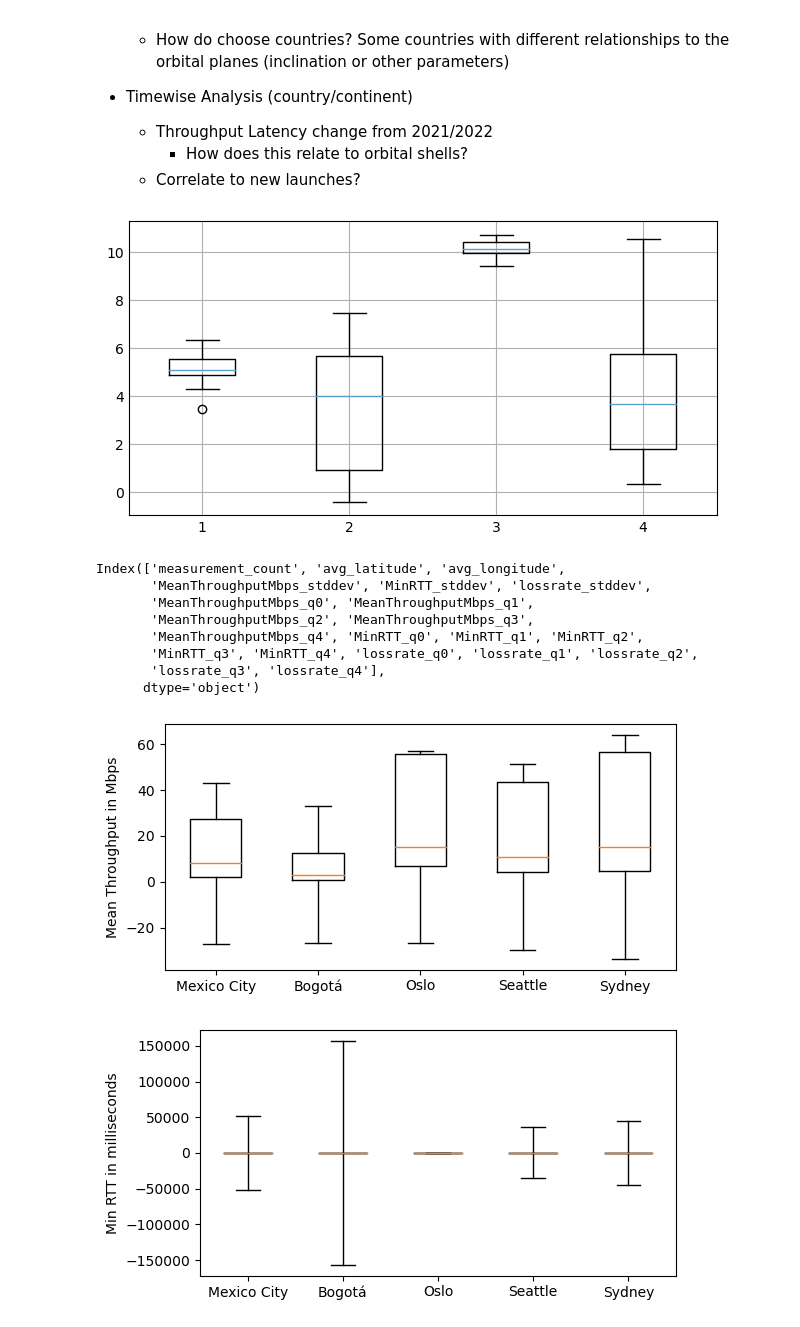
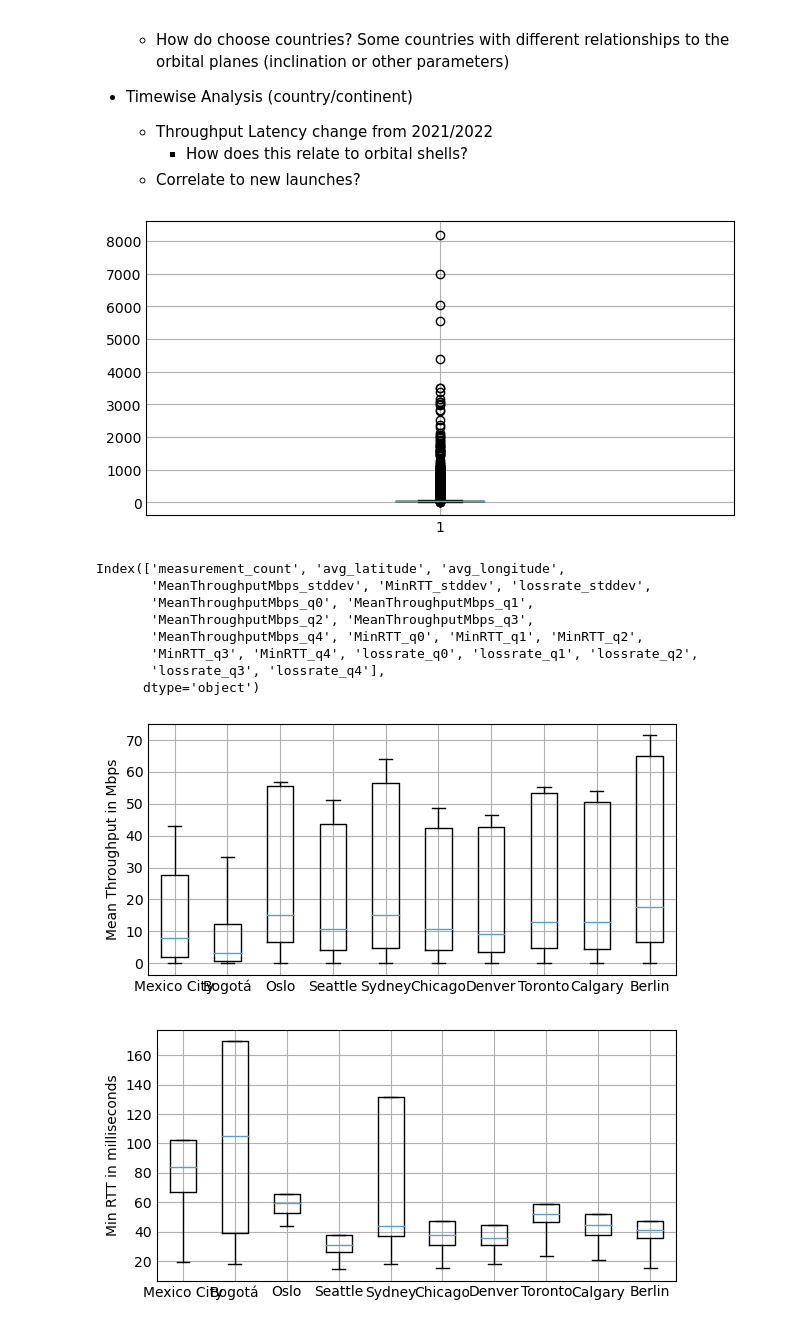
Before and after one commit to Rakagami/datascience_satellites_and_me, a Jupyter notebook: mlab.ipynb, the cells around one changed output. Cells and saved outputs as stored; diff of their text form; code cells hidden in the pictures.

Commit message:
Changed some mlab code

```diff
--- a/mlab.ipynb
+++ b/mlab.ipynb
@@ -182,20 +216,29 @@ import numpy as np
 plt.style.use('_mpl-gallery')
 
 # make data:
-np.random.seed(10)
-arr1 = np.random.normal(5, 1, size=(10,))
-arr2 = np.random.normal(3, 3, size=(10,))
-arr3 = np.random.normal(10, 0.3, size=(10,))
-arr4 = np.random.normal(4, 5, size=(10,))
+#np.random.seed(10)
+#arr1 = np.random.normal(5, 1, size=(10,))
+#arr2 = np.random.normal(3, 3, size=(10,))
+#arr3 = np.random.normal(10, 0.3, size=(10,))
+#arr4 = np.random.normal(4, 5, size=(10,))
 
-columns = [arr1, arr2, arr3, arr4]
+#columns = [
+#    df[df["ClientCity"] == "Mexico City"]["MinRTT"],
+#    df[df["ClientCity"] == "Bogotá"]["MinRTT"],
+#    df[df["ClientCity"] == "Oslo"]["MinRTT"],
+#    df[df["ClientCity"] == "Seattle"]["MinRTT"],
+#    df[df["ClientCity"] == "Sydney"]["MinRTT"]
+#]
+
+columns = [df[(df["ClientCity"] == "Berlin") & (df["MinRTT"] < 100000)]["MinRTT"]]
 
 fig, ax = plt.subplots(figsize=(6, 3))
 ax.boxplot(columns)
 plt.show()
 # %% [output]
-[figure, old version]
+[figure, new version]
 # %%
+#df = pd.read_csv("./mlab_starlink_data/ndt7_city2fivenumbersummary.csv")
 df = pd.read_csv("./mlab_starlink_data/ndt7_city2fivenumbersummary.csv")
 df = df.set_index("City")
 df = df.loc[[
@@ -203,7 +246,12 @@ df = df.loc[[
             "Bogotá",
             "Oslo",
             "Seattle",
-            "Sydney"
+            "Sydney",
+            "Chicago",
+            "Denver",
+            "Toronto",
+            "Calgary",
+            "Berlin"
             ]]
 # %%
 df.columns
@@ -222,10 +270,13 @@ def row2box(row, attr, usestd = True):
 
     if(usestd):
         q0 = median - row["{}_stddev".format(attr)]
+        q0 = 0 if q0 < 0 else q0
         q4 = median + row["{}_stddev".format(attr)]
     else:
         q0 = row["{}_q0".format(attr)]
+        q0 = 0 if q0 < 0 else q0
         q4 = row["{}_q4".format(attr)]
+        q4 = row["{}_q3".format(attr)]
 
     return {
         'label' : row.name,
@@ -237,9 +288,9 @@ def row2box(row, attr, usestd = True):
         'fliers': []                                     # Outliers
     }
 
-def visualize_boxplot(df, attr, save=False):
+def visualize_boxplot(df, attr, save=False, usestd=True):
     fig, ax = plt.subplots(figsize=(6, 3))
-    boxes = [row2box(row, attr) for idx, row in df.iterrows()]
+    boxes = [row2box(row, attr, usestd=usestd) for idx, row in df.iterrows()]
     ax.bxp(boxes, showfliers=False)
 
     if(attr == "MeanThroughputMbps"):
@@ -255,24 +306,36 @@ def visualize_boxplot(df, attr, save=False):
     plt.show()
 
 
-# Filter Edge-Cases:
+# [x] Filter Edge-Cases:
     # MinRTT = -1
     # Meanthroughput = 0.0
     # lossrate = -1
-# Inverstigate Max value, put those into outliers
+# [ ] Inverstigate Max value, put those into outliers
     # Maximum values are probably better in a spearate plot
-# TODO: Use Standard Deviation instead of Maximum/Minimum
+# TODO: [x] Use Standard Deviation instead of Maximum/Minimum
+# [ ] Compare throughput latencies reported over Cellular Networks with the ones over Starlink
     # https://github.com/tkdang97/Cloudy-with-a-Chance-of-Short-RTTs/blob/main/speedchecker-analysis.ipynb
     # Associated Dataset
         # Compare ISPs by looking at probes that connect to the same endpoint
             # Throughput, Latency/RTT
         # Use above information to compare the ISP to Starlink
-# Compare this with throughput latencies reported over Cellular Networks
+# [ ] Sync Throughput Count Map with availability
+#
 # %%
 visualize_boxplot(df, "MeanThroughputMbps", save=True)
 # %% [output]
-[figure, old version]
+[figure, new version]
 # %%
-visualize_boxplot(df, "MinRTT", save=True)
+# This might be a bit interesting as CDF
+#   - 75th percentile being lower than others 25th percentile
+#   - long tail, from 75th percentile to max, there are interesting things going on
+
+# Sydney vs. Seattle
+#   - Satellite Density
+#   - Gateway Distribution
+#   - Groundstation Availability
+
+# 2019 - 2022
+visualize_boxplot(df, "MinRTT", save=True, usestd=False)
 # %% [output]
-[figure, old version]
+[figure, new version]
```
Also changed, not shown: parts of 19 cells of this notebook.
